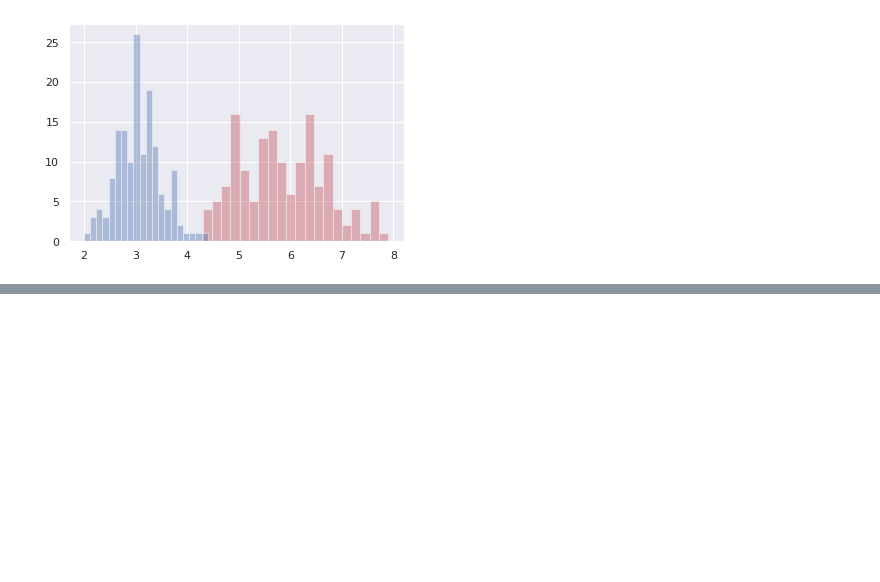
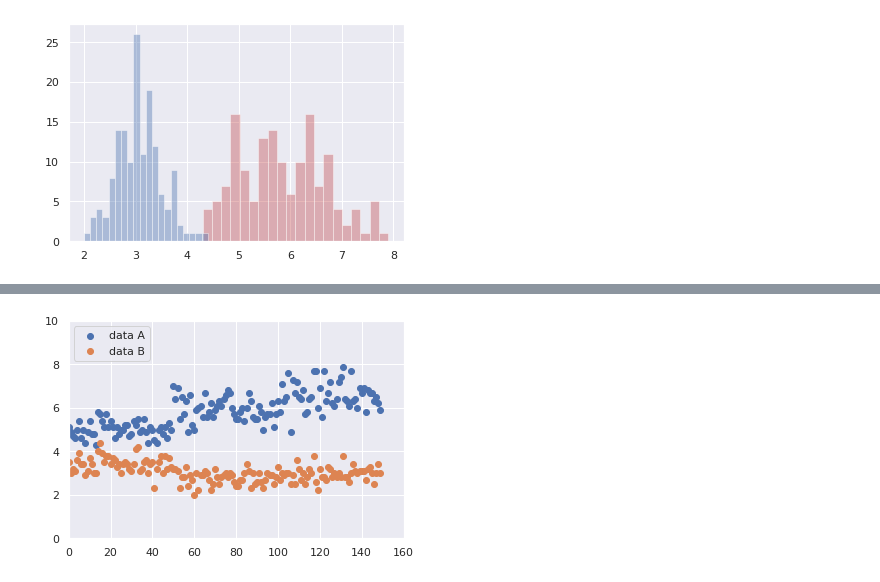
Before and after one commit to sohdacafe/cheat_sheet, a Jupyter notebook: matplotlib_cheat_sheet.ipynb, the cells around one changed output, grey strips where cells are left out. Saved outputs shown, nothing was run; the diff lists cells and outputs as text; code cells hidden in the pictures; blank space fills up the shorter version.

```diff
--- a/matplotlib_cheat_sheet.ipynb
+++ b/matplotlib_cheat_sheet.ipynb
@@ -76,0 +86,10 @@ sns.distplot(df_1, kde=False, bins=20, color="b")
+# %%
+# 軸範囲指定, 凡例追加
+plt.scatter(X[0], X[1], label= 'data A')
+plt.scatter(X[0], X[2], label= 'data ')
+plt.xlim(0, 160)
+plt.ylim(0,10)
+plt.legend(loc=2)
+plt.show()
+# %% [output]
+[figure, added]
```
Also changed, not shown: parts of 4 cells of this notebook.
